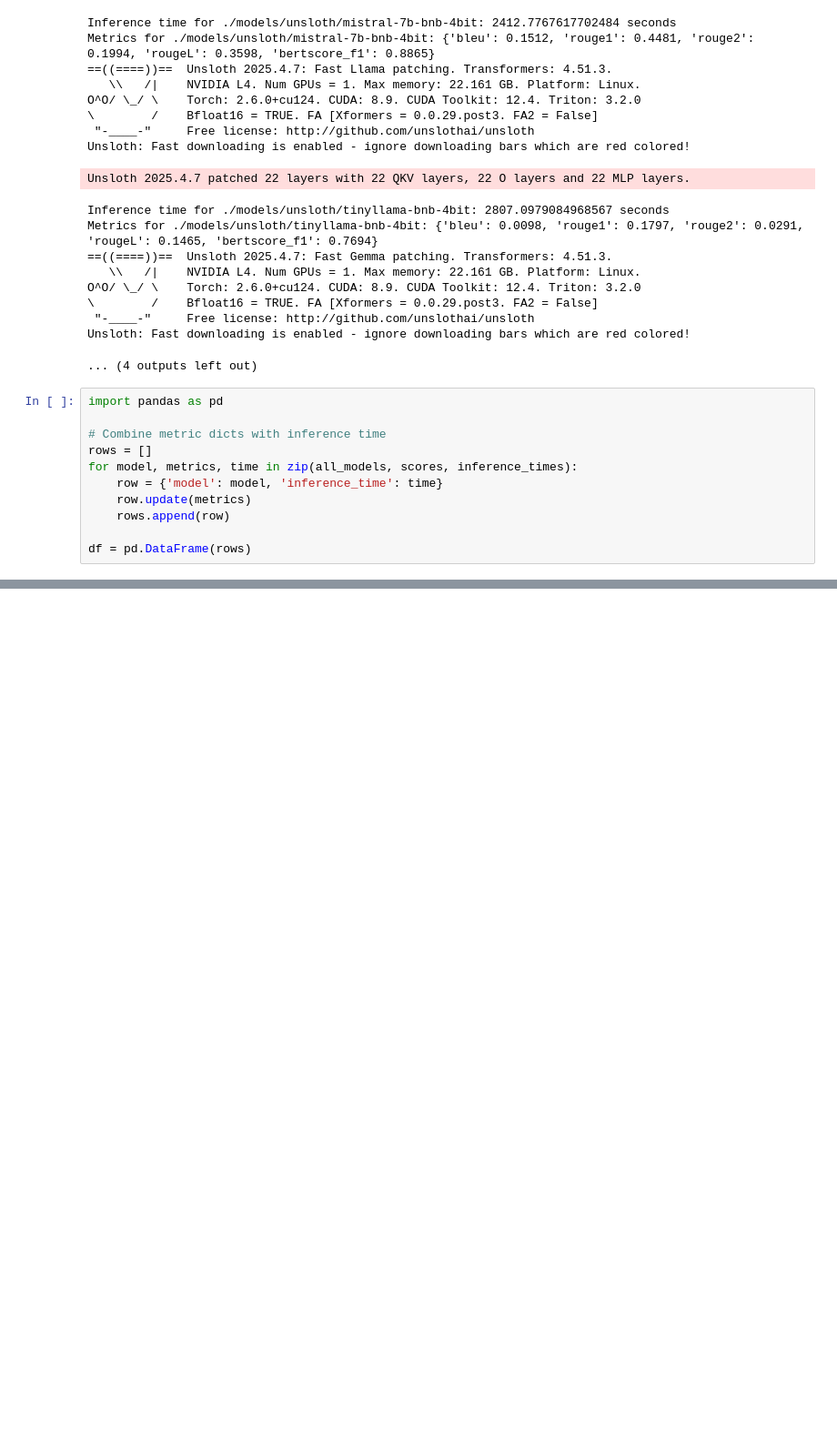
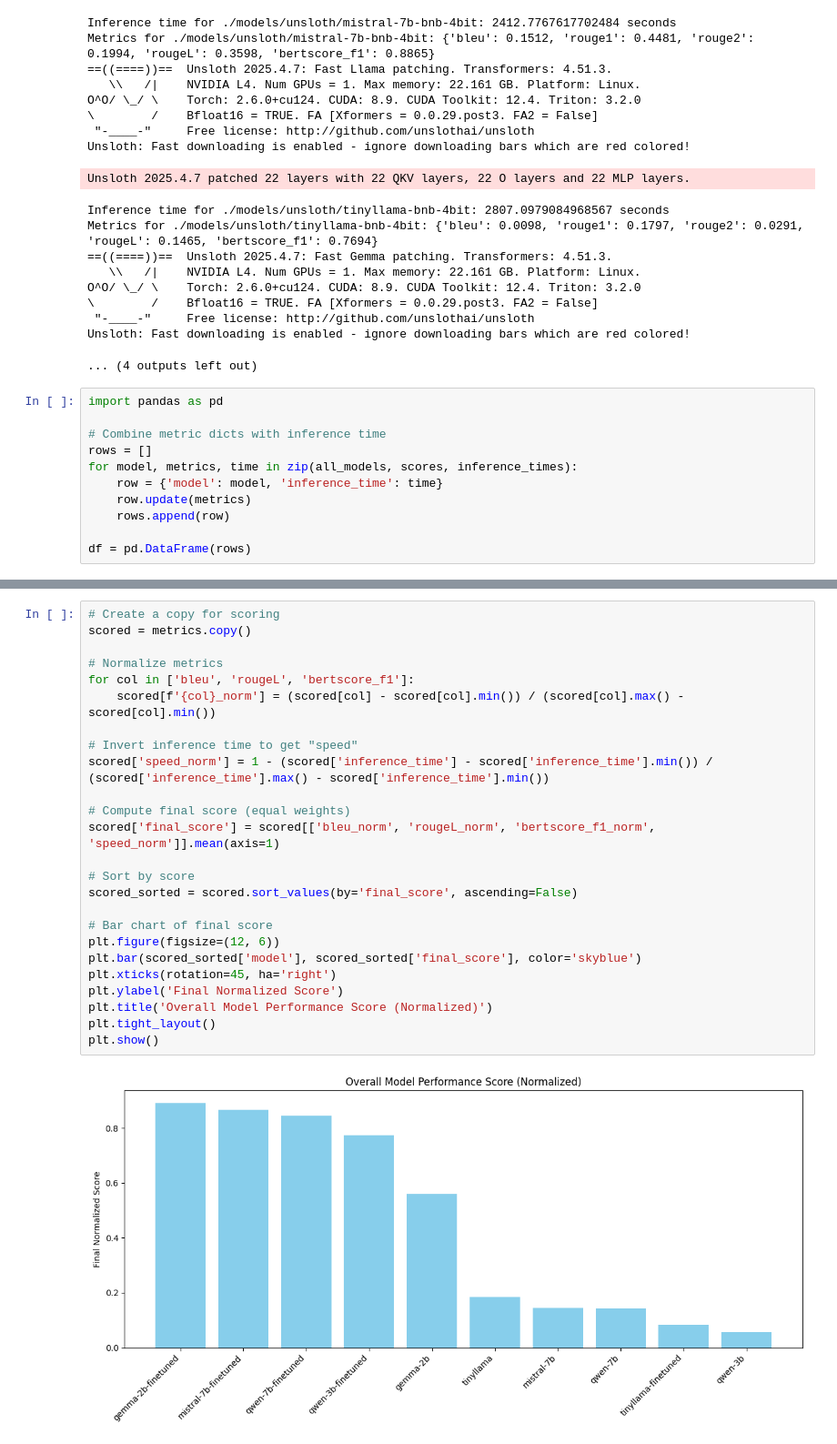
Before and after one commit to michp15/DSC514_NLP_Project, a Jupyter notebook: nlp_modeling.ipynb, the cells around one changed output, grey strips where cells are left out. Shown at 91% size. Drawn from its saved outputs; the diff is of its cells as text; blank space fills up the shorter version.

```diff
--- a/nlp_modeling.ipynb
+++ b/nlp_modeling.ipynb
@@ -1088,0 +1210,27 @@ df.to_csv('metrics.csv', index=False)
+# %%
+# Create a copy for scoring
+scored = metrics.copy()
+
+# Normalize metrics
+for col in ['bleu', 'rougeL', 'bertscore_f1']:
+    scored[f'{col}_norm'] = (scored[col] - scored[col].min()) / (scored[col].max() - scored[col].min())
+
+# Invert inference time to get "speed"
+scored['speed_norm'] = 1 - (scored['inference_time'] - scored['inference_time'].min()) / (scored['inference_time'].max() - scored['inference_time'].min())
+
+# Compute final score (equal weights)
+scored['final_score'] = scored[['bleu_norm', 'rougeL_norm', 'bertscore_f1_norm', 'speed_norm']].mean(axis=1)
+
+# Sort by score
+scored_sorted = scored.sort_values(by='final_score', ascending=False)
+
+# Bar chart of final score
+plt.figure(figsize=(12, 6))
+plt.bar(scored_sorted['model'], scored_sorted['final_score'], color='skyblue')
+plt.xticks(rotation=45, ha='right')
+plt.ylabel('Final Normalized Score')
+plt.title('Overall Model Performance Score (Normalized)')
+plt.tight_layout()
+plt.show()
+# %% [output]
+[figure, added]
```
Also changed, not shown: parts of 8 cells of this notebook.
